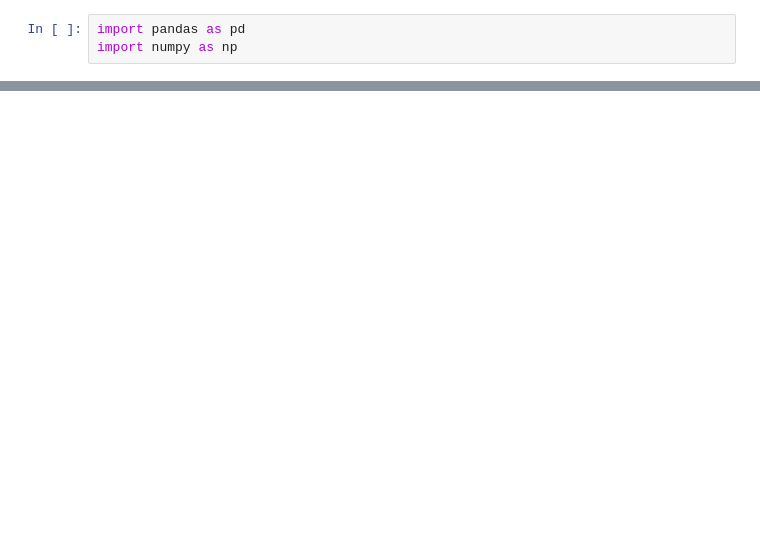
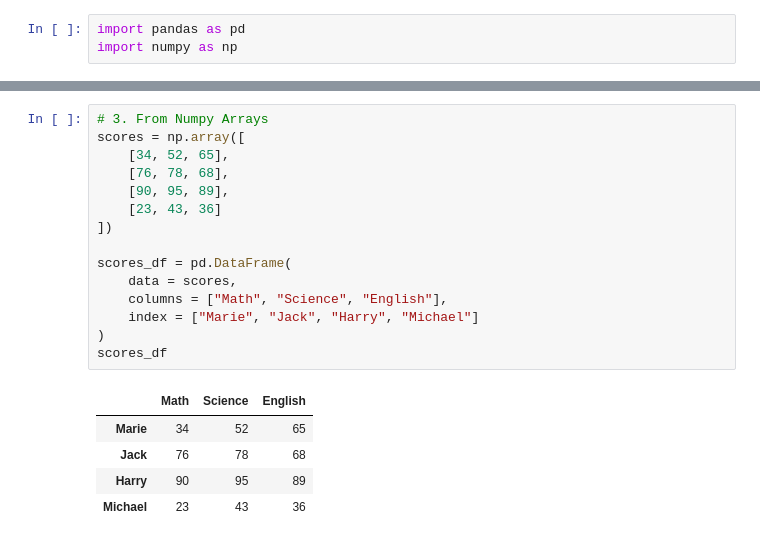
Before and after one commit to Alok-Senapati/Collab-Notebooks, a Jupyter notebook: pandas/Pandas DataFrames - Creation, Indexing & Selection.ipynb, the cells around one changed output, grey strips where cells are left out. Drawn from its saved outputs; the diff is of its cells as text; blank space fills up the shorter version.

```diff
--- a/pandas/Pandas DataFrames - Creation, Indexing & Selection.ipynb
+++ b/pandas/Pandas DataFrames - Creation, Indexing & Selection.ipynb
@@ -22,0 +248,21 @@ import numpy as np
+# %%
+# 3. From Numpy Arrays
+scores = np.array([
+    [34, 52, 65],
+    [76, 78, 68],
+    [90, 95, 89],
+    [23, 43, 36]
+])
+
+scores_df = pd.DataFrame(
+    data = scores,
+    columns = ["Math", "Science", "English"],
+    index = ["Marie", "Jack", "Harry", "Michael"]
+)
+scores_df
+# %% [output]
+|  | Math | Science | English |
+| Marie | 34 | 52 | 65 |
+| Jack | 76 | 78 | 68 |
+| Harry | 90 | 95 | 89 |
+| Michael | 23 | 43 | 36 |
```
Also changed, not shown: parts of 15 cells of this notebook.
